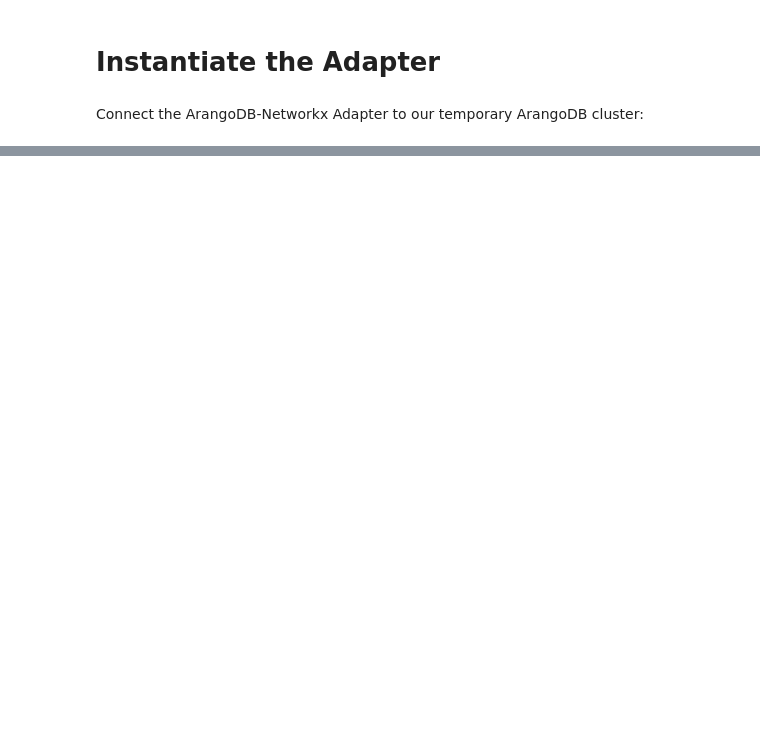
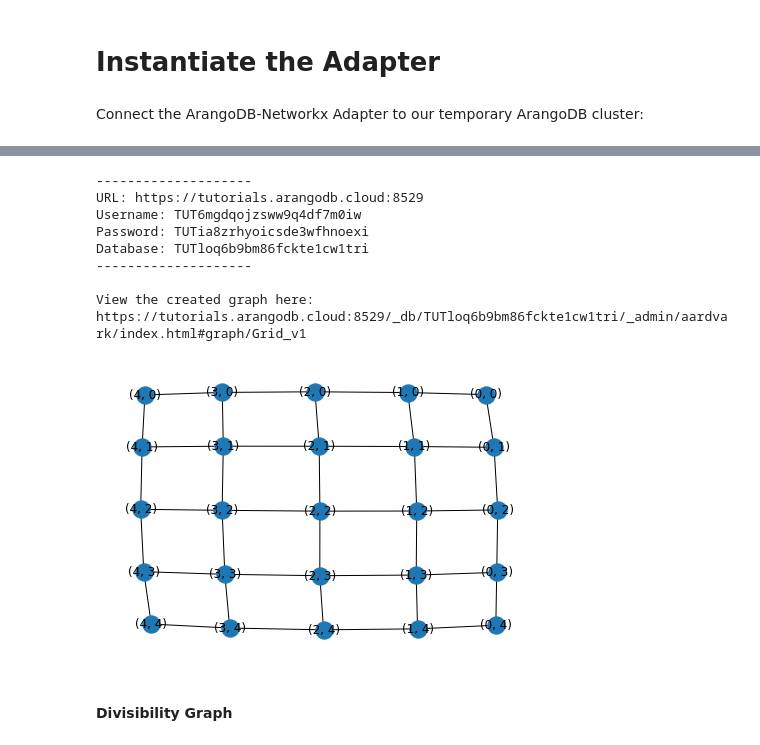
Before and after one commit to arangoml/networkx-adapter, a Jupyter notebook: examples/outputs/ArangoDB_NetworkX_Adapter_output.ipynb, the cells around one changed output, grey strips where cells are left out. Drawn from its saved outputs; the diff is of its cells as text; code cells hidden in the pictures; blank space fills up the shorter version.

```diff
--- a/examples/outputs/ArangoDB_NetworkX_Adapter_output.ipynb
+++ b/examples/outputs/ArangoDB_NetworkX_Adapter_output.ipynb
@@ -136,14 +139,8 @@ red
 # %%
-# Request temporary instance from the managed ArangoDB Cloud Oasis.
-con = oasis.getTempCredentials()
+# Request temporary instance from the managed ArangoDB Cloud Service.
+con = get_temp_credentials()
+print(json.dumps(con, indent=2))
 
 # Connect to the db via the python-arango driver
-db = oasis.connect_python_arango(con)
-
-print('\n--------------------')
-print("https://{}:{}".format(con["hostname"], con["port"]))
-print("Username: " + con["username"])
-print("Password: " + con["password"])
-print("Database: " + con["dbName"])
-print('--------------------\n')
+db = ArangoClient(hosts=con["url"]).db(con["dbName"], con["username"], con["password"], verify=True)
 # %% [output]
@@ -777,0 +189,2 @@ NetworkX: Grid_2 created
+# %%
+adbnx_adapter = ADBNX_Adapter(db)
@@ -777,0 +417,31 @@ NetworkX: Grid_2 created
+# %%
+# Load the nx graph & draw it
+grid_nx_g = nx.grid_2d_graph(5, 5)
+nx.draw(grid_nx_g, with_labels=True)
+
+# We must provide edge definitions to create the ArangoDB graph
+# Since this graph is Homogeneous, we only need one edge definition.
+edge_definitions = [
+    {
+        "edge_collection": "to_v1",
+        "from_vertex_collections": ["Grid_Node_v1"],
+        "to_vertex_collections": ["Grid_Node_v1"],
+    }
+]
+
+name = "Grid_v1"
+
+# Delete graph if it already exists
+db.delete_graph(name, drop_collections=True, ignore_missing=True)
+
+# Create the ArangoDB graph
+grid_adb_g = adbnx_adapter.networkx_to_arangodb(name, grid_nx_g, edge_definitions)
+
+print('\n--------------------')
+print("URL: " + con["url"])
+print("Username: " + con["username"])
+print("Password: " + con["password"])
+print("Database: " + con["dbName"])
+print('--------------------\n')
+print(f"View the created graph here: {con['url']}/_db/{con['dbName']}/_admin/aardvark/index.html#graph/{name}\n")
+# %% [output]
@@ -777,0 +455,11 @@ NetworkX: Grid_2 created
+--------------------
+URL: https://tutorials.arangodb.cloud:8529
+Username: TUT6mgdqojzsww9q4df7m0iw
+Password: TUTia8zrhyoicsde3wfhnoexi
+Database: TUTloq6b9bm86fckte1cw1tri
+--------------------
+
+View the created graph here: https://tutorials.arangodb.cloud:8529/_db/TUTloq6b9bm86fckte1cw1tri/_admin/aardvark/index.html#graph/Grid_v1
+[figure, added]
+# %% [markdown]
+#### Divisibility Graph
```
Also changed, not shown: parts of 68 cells of this notebook, 1 other file.
